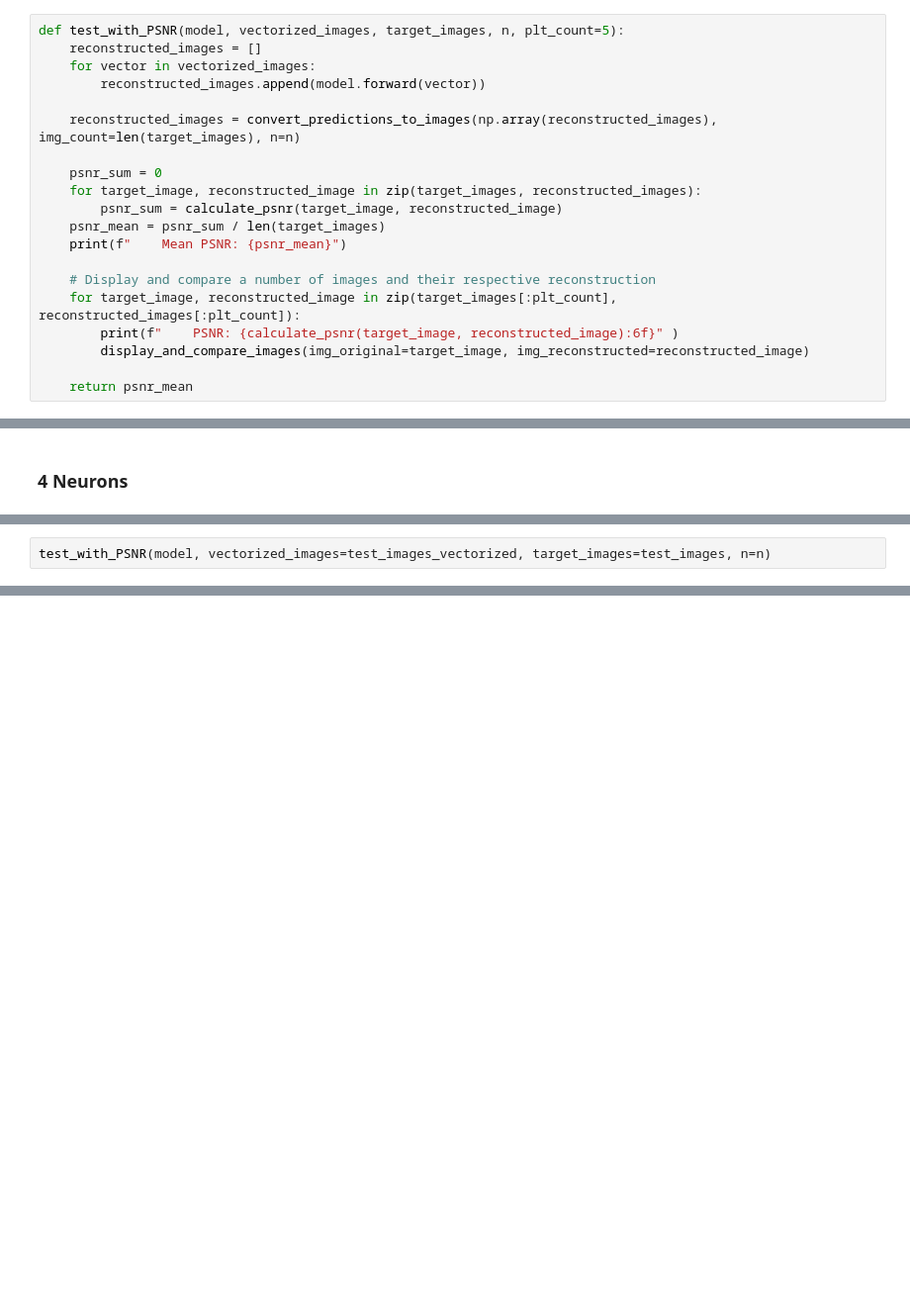
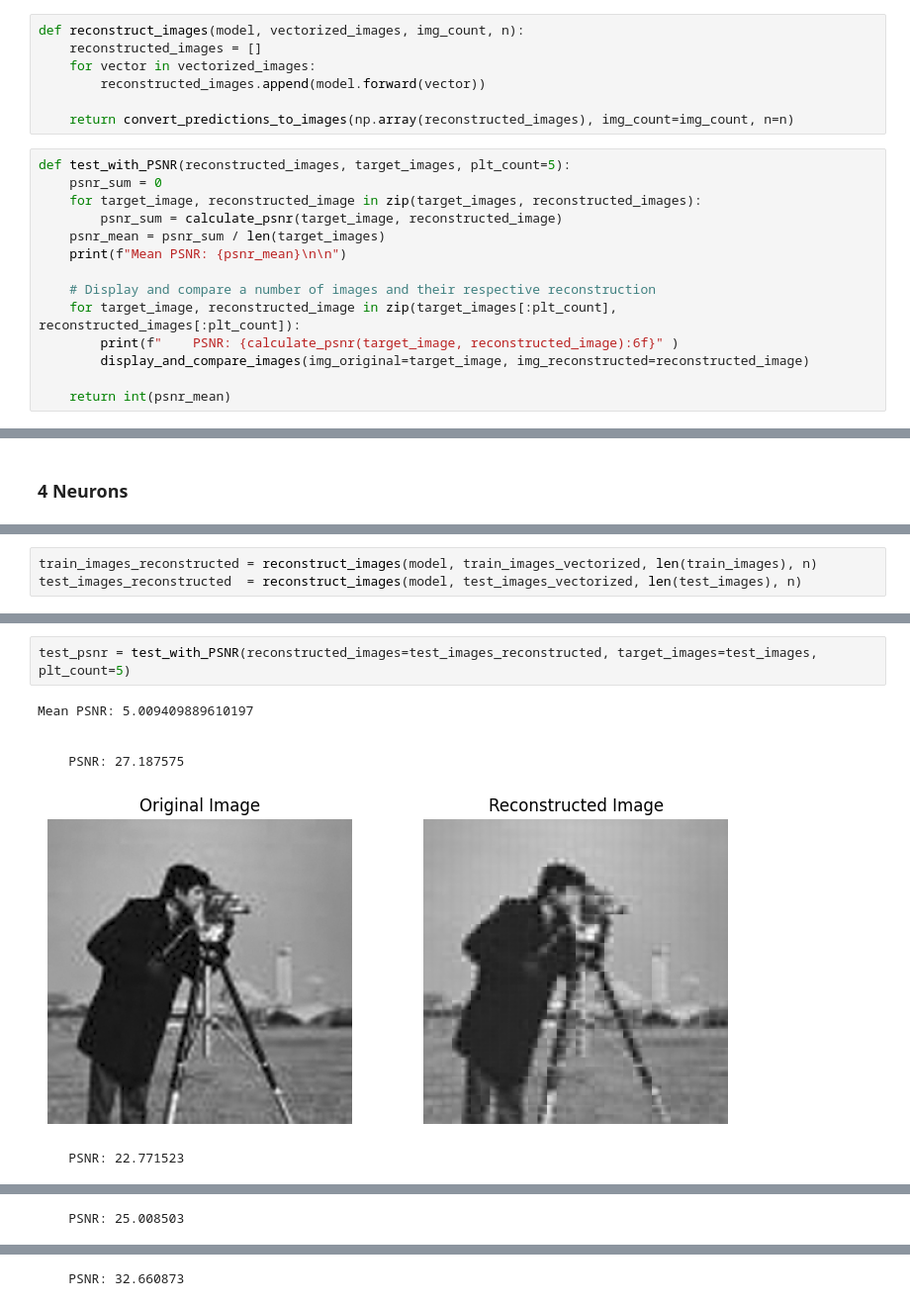
Before and after one commit to Mahan-M47/Multi-Layer-Perceptron-with-NumPy, a Jupyter notebook: Q2.ipynb, the cells around one changed output, grey strips where cells are left out. Shown at 99% size. Saved outputs shown, nothing was run; the diff lists cells and outputs as text; blank space fills up the shorter version.

```diff
--- a/Q2.ipynb
+++ b/Q2.ipynb
@@ -210,23 +209,24 @@ print(Y_images.shape)
 (91, 256, 256)
 # %% [markdown]
 ## 2.1 Hidden Layer Neurons
+# %%
+def reconstruct_images(model, vectorized_images, img_count, n):
+    reconstructed_images = []
+    for vector in vectorized_images:
+        reconstructed_images.append(model.forward(vector))
+
+    return convert_predictions_to_images(np.array(reconstructed_images), img_count=img_count, n=n)
 # %%
-def test_with_PSNR(model, vectorized_images, target_images, n, plt_count=5):
-    reconstructed_images = []
-    for vector in vectorized_images:
-        reconstructed_images.append(model.forward(vector))
-
-    reconstructed_images = convert_predictions_to_images(np.array(reconstructed_images), img_count=len(target_images), n=n)
-
+def test_with_PSNR(reconstructed_images, target_images, plt_count=5):
     psnr_sum = 0
     for target_image, reconstructed_image in zip(target_images, reconstructed_images):
         psnr_sum = calculate_psnr(target_image, reconstructed_image)
     psnr_mean = psnr_sum / len(target_images)
-    print(f"    Mean PSNR: {psnr_mean}")
+    print(f"Mean PSNR: {psnr_mean}\n\n")
 
     # Display and compare a number of images and their respective reconstruction
     for target_image, reconstructed_image in zip(target_images[:plt_count], reconstructed_images[:plt_count]):
         print(f"    PSNR: {calculate_psnr(target_image, reconstructed_image):6f}" )
         display_and_compare_images(img_original=target_image, img_reconstructed=reconstructed_image)
 
-    return psnr_mean
+    return int(psnr_mean)
@@ -299,0 +293,3 @@ plot_metric_over_epoch(model.train_loss_list, model.test_loss_list)
+# %%
+train_images_reconstructed = reconstruct_images(model, train_images_vectorized, len(train_images), n)
+test_images_reconstructed  = reconstruct_images(model, test_images_vectorized, len(test_images), n)
@@ -302,2 +313,9 @@ test_with_PSNR(model, vectorized_images=train_images_vectorized, target_images=t
 # %%
-test_with_PSNR(model, vectorized_images=test_images_vectorized, target_images=test_images, n=n)
+test_psnr = test_with_PSNR(reconstructed_images=test_images_reconstructed, target_images=test_images, plt_count=5)
+# %% [output]
+Mean PSNR: 5.009409889610197
+
+
+    PSNR: 27.187575
+[figure, added]
+    PSNR: 22.771523
@@ -303,0 +323 @@ test_with_PSNR(model, vectorized_images=test_images_vectorized, target_images=te
+    PSNR: 25.008503
@@ -303,0 +325 @@ test_with_PSNR(model, vectorized_images=test_images_vectorized, target_images=te
+    PSNR: 32.660873
```
Also changed, not shown: parts of 18 cells of this notebook, 1 other file.
